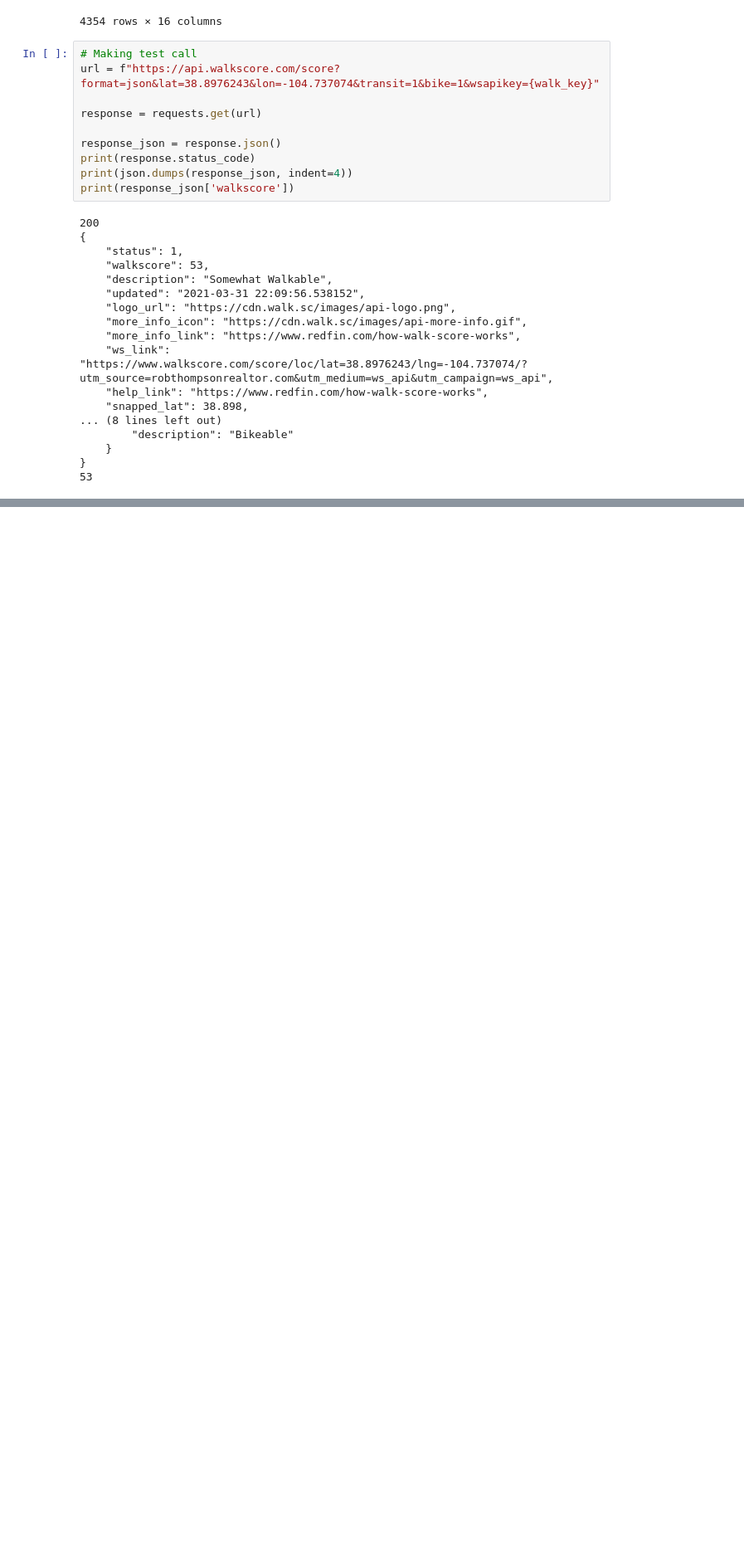
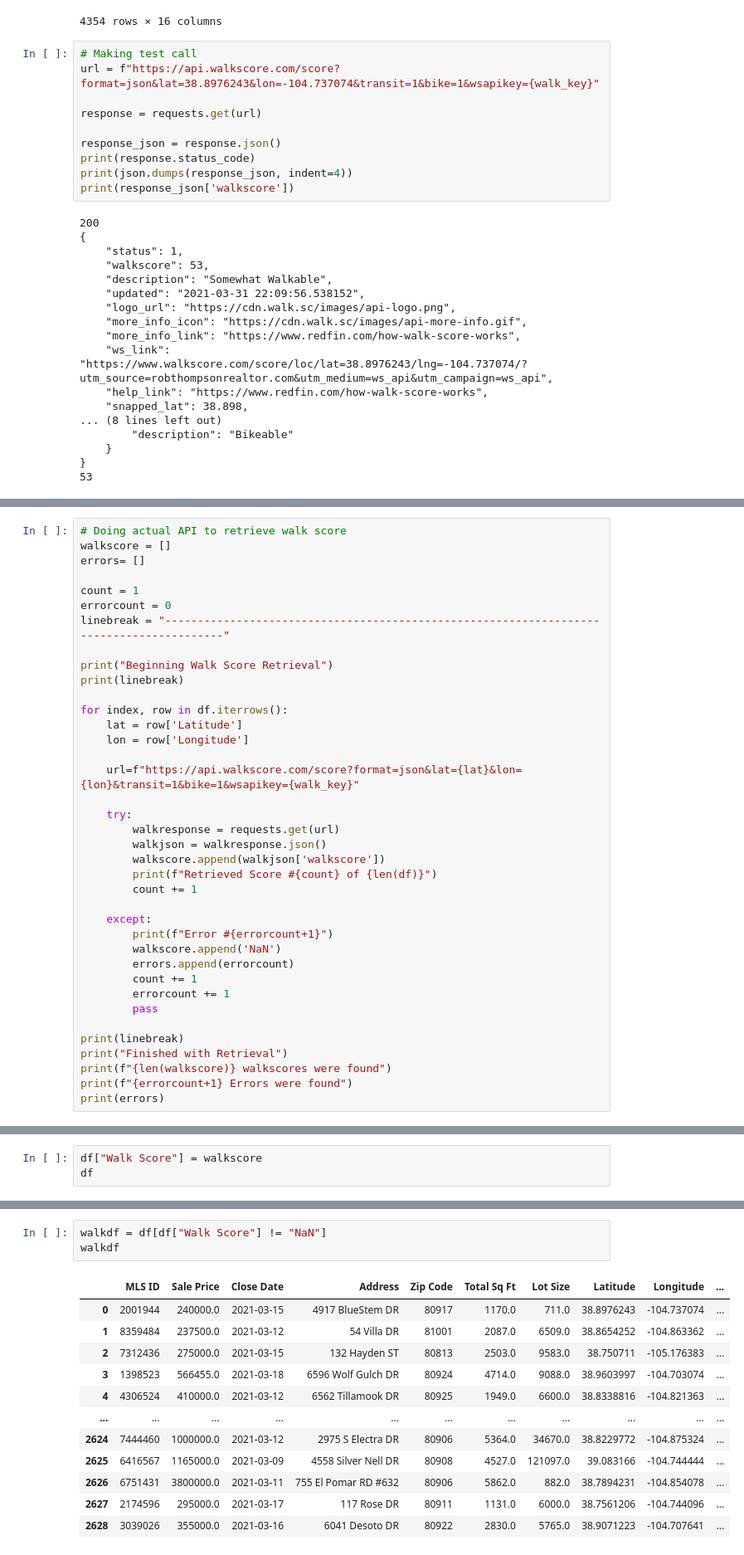
Before and after one commit to willserene/Housing_Analysis, a Jupyter notebook: Walkscore-abhi.ipynb, the cells around one changed output, grey strips where cells are left out. Shown: that part at 83% size. Saved outputs shown, nothing was run; the diff lists cells and outputs as text; blank space fills up the shorter version.

Commit message:
walkscore added plus final plots

```diff
--- a/Walkscore-abhi.ipynb
+++ b/Walkscore-abhi.ipynb
@@ -78,0 +63,38 @@ for row
+# %%
+# Doing actual API to retrieve walk score
+walkscore = []
+errors= []
+
+count = 1
+errorcount = 0
+linebreak = "-----------------------------------------------------------------------------------------"
+
+print("Beginning Walk Score Retrieval")
+print(linebreak)
+
+for index, row in df.iterrows():
+    lat = row['Latitude']
+    lon = row['Longitude']
+
+    url=f"https://api.walkscore.com/score?format=json&lat={lat}&lon={lon}&transit=1&bike=1&wsapikey={walk_key}"
+
+    try:
+        walkresponse = requests.get(url)
+        walkjson = walkresponse.json()
+        walkscore.append(walkjson['walkscore'])
+        print(f"Retrieved Score #{count} of {len(df)}")
+        count += 1
+
+    except:
+        print(f"Error #{errorcount+1}")
+        walkscore.append('NaN')
+        errors.append(errorcount)
+        count += 1
+        errorcount += 1
+        pass
+
+print(linebreak)
+print("Finished with Retrieval")
+print(f"{len(walkscore)} walkscores were found")
+print(f"{errorcount+1} Errors were found")
+print(errors)
@@ -78,0 +119,3 @@ for row
+# %%
+df["Walk Score"] = walkscore
+df
@@ -78,0 +136,16 @@ for row
+# %%
+walkdf = df[df["Walk Score"] != "NaN"]
+walkdf
+# %% [output]
+|  | MLS ID | Sale Price | Close Date | Address | Zip Code | Total Sq Ft | Lot Size | Latitude | Longitude | ... |
+| 0 | 2001944 | 240000.0 | 2021-03-15 | 4917 BlueStem DR | 80917 | 1170.0 | 711.0 | 38.8976243 | -104.737074 | ... |
+| 1 | 8359484 | 237500.0 | 2021-03-12 | 54 Villa DR | 81001 | 2087.0 | 6509.0 | 38.8654252 | -104.863362 | ... |
+| 2 | 7312436 | 275000.0 | 2021-03-15 | 132 Hayden ST | 80813 | 2503.0 | 9583.0 | 38.750711 | -105.176383 | ... |
+| 3 | 1398523 | 566455.0 | 2021-03-18 | 6596 Wolf Gulch DR | 80924 | 4714.0 | 9088.0 | 38.9603997 | -104.703074 | ... |
+| 4 | 4306524 | 410000.0 | 2021-03-12 | 6562 Tillamook DR | 80925 | 1949.0 | 6600.0 | 38.8338816 | -104.821363 | ... |
+| ... | ... | ... | ... | ... | ... | ... | ... | ... | ... | ... |
+| 2624 | 7444460 | 1000000.0 | 2021-03-12 | 2975 S Electra DR | 80906 | 5364.0 | 34670.0 | 38.8229772 | -104.875324 | ... |
+| 2625 | 6416567 | 1165000.0 | 2021-03-09 | 4558 Silver Nell DR | 80908 | 4527.0 | 121097.0 | 39.083166 | -104.744444 | ... |
+| 2626 | 6751431 | 3800000.0 | 2021-03-11 | 755 El Pomar RD #632 | 80906 | 5862.0 | 882.0 | 38.7894231 | -104.854078 | ... |
+| 2627 | 2174596 | 295000.0 | 2021-03-17 | 117 Rose DR | 80911 | 1131.0 | 6000.0 | 38.7561206 | -104.744096 | ... |
+| 2628 | 3039026 | 355000.0 | 2021-03-16 | 6041 Desoto DR | 80922 | 2830.0 | 5765.0 | 38.9071223 | -104.707641 | ... |
```
Also changed, not shown: parts of 6 cells of this notebook, 5 other files.
